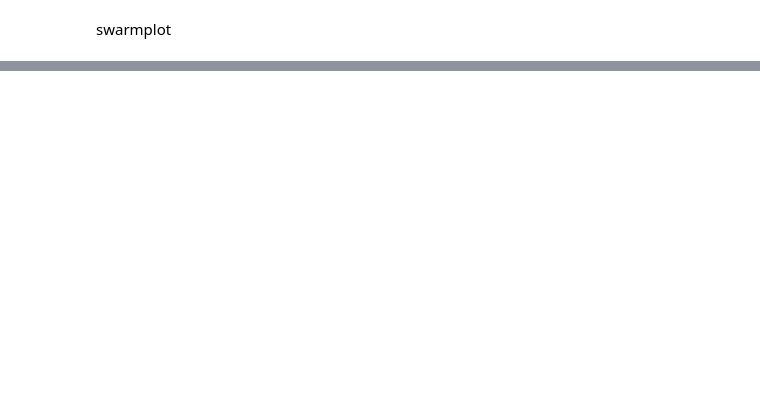
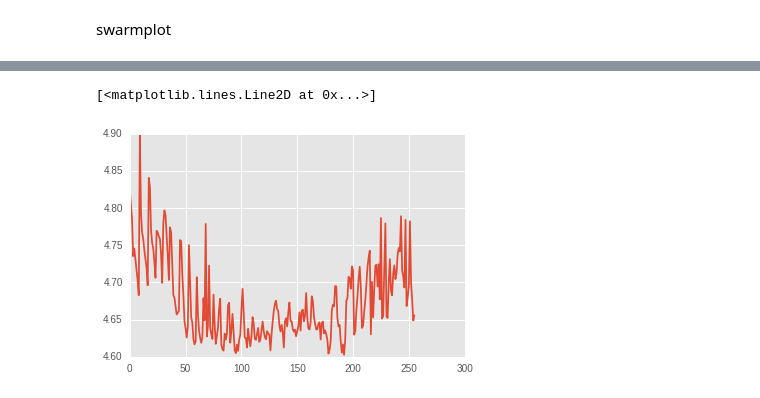
Before and after one commit to MascittiJA/CienciaDatos, a Jupyter notebook: TP2/segundo-intento.ipynb, the cells around one changed output, grey strips where cells are left out. Drawn from its saved outputs; the diff is of its cells as text; code cells hidden in the pictures; blank space fills up the shorter version.

Commit message:
medida intra electrodo

```diff
--- a/TP2/segundo-intento.ipynb
+++ b/TP2/segundo-intento.ipynb
@@ -203,0 +198,25 @@ ax.set_xlim(1e-14,1e-9)
+# %%
+from scipy.stats import binned_statistic
+# calculo el electrodo promedio
+elec = matriz[:,1,:]
+
+#discritizo los valores de amplitud (voltajes) en bins mediante la regla de Freedman-Diaconis.
+bins =  (np.histogram(elec, bins='fd',density=False))
+# bins tiene las cantidades de cada amplitud en los distintos bins [0] y las respuectivas frecuencias asociadas
+#bins
+#entropy(bins[0])
+# %%
+def cantidad_informacion(elec):
+    bins =  (np.histogram(elec, bins='fd',density=False))
+    return entropy(bins[0])
+
+# cantidad_informacion(matriz[:,1,:].mean(axis=0))
+# %%
+cant_inf = []
+for i in range(matriz.shape[1]):
+    cant_inf.append(cantidad_informacion(matriz[:,i,:]))
+plt.plot(cant_inf)
+#plot de todas las cantidades de informacion por electrodo
+# %% [output]
+[<matplotlib.lines.Line2D at 0x...>]
+[figure, added]
```
Also changed, not shown: parts of 18 cells of this notebook.
